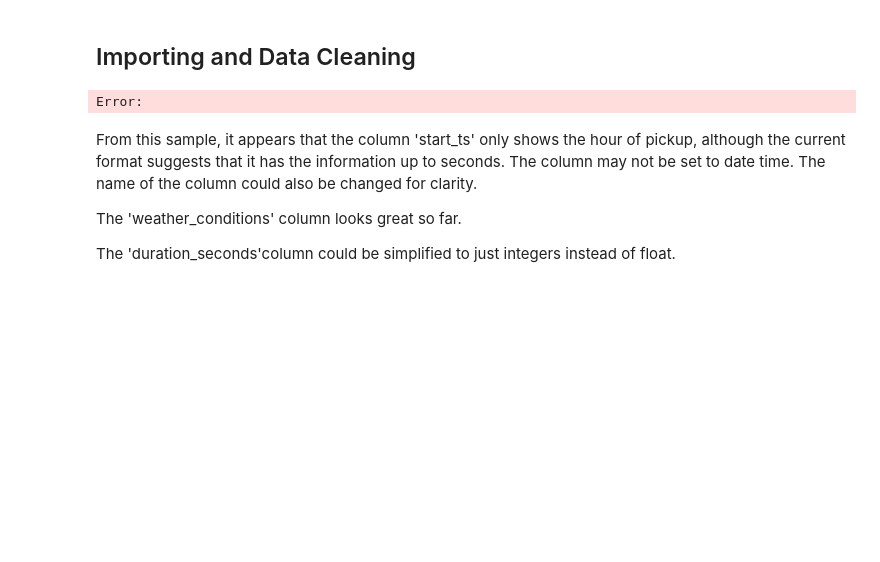
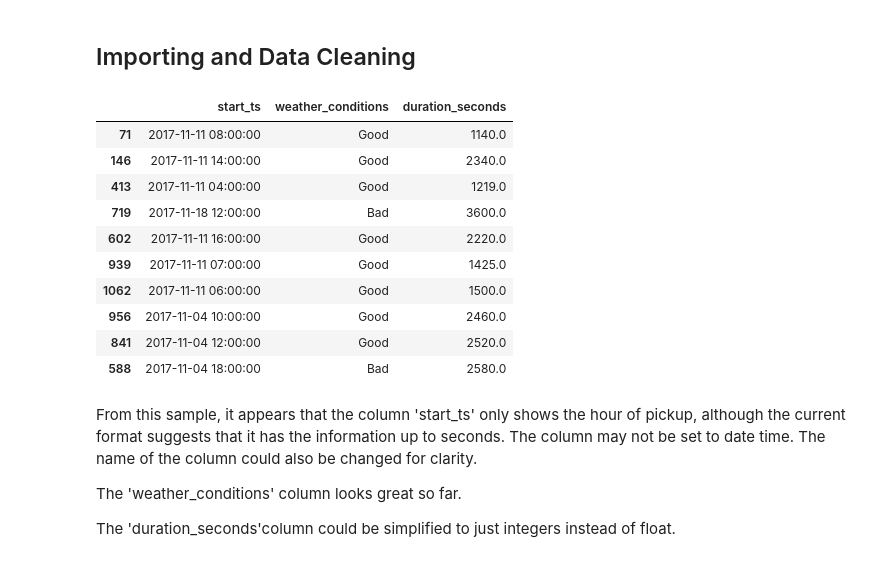
Before and after one commit to angeneris/taxi_data_scraping_sql_analysis, a Jupyter notebook: Sprint 6 Python Notebook.ipynb, the cells around one changed output. Cells and saved outputs as stored; diff of their text form; code cells hidden in the pictures; blank space fills up the shorter version.

```diff
--- a/Sprint 6 Python Notebook.ipynb
+++ b/Sprint 6 Python Notebook.ipynb
@@ -191,10 +270,20 @@ duration_seconds- The ride duration in seconds
 ## Importing and Data Cleaning
 # %%
 # Imports data
-loop_to_airport = pd.read_csv('/datasets/project_sql_result_07.csv')
+loop_to_airport = pd.read_csv('moved_project_sql_result_07.csv')
 loop_to_airport.sample(10)
 # %% [output]
-Error:
+|  | start_ts | weather_conditions | duration_seconds |
+| 71 | 2017-11-11 08:00:00 | Good | 1140.0 |
+| 146 | 2017-11-11 14:00:00 | Good | 2340.0 |
+| 413 | 2017-11-11 04:00:00 | Good | 1219.0 |
+| 719 | 2017-11-18 12:00:00 | Bad | 3600.0 |
+| 602 | 2017-11-11 16:00:00 | Good | 2220.0 |
+| 939 | 2017-11-11 07:00:00 | Good | 1425.0 |
+| 1062 | 2017-11-11 06:00:00 | Good | 1500.0 |
+| 956 | 2017-11-04 10:00:00 | Good | 2460.0 |
+| 841 | 2017-11-04 12:00:00 | Good | 2520.0 |
+| 588 | 2017-11-04 18:00:00 | Bad | 2580.0 |
 # %% [markdown]
 From this sample, it appears that the column 'start_ts' only shows the hour of pickup, although the current format suggests that it has the information up to seconds. The column may not be set to date time. The name of the column could also be changed for clarity.
 
```
Also changed, not shown: parts of 27 cells of this notebook.
